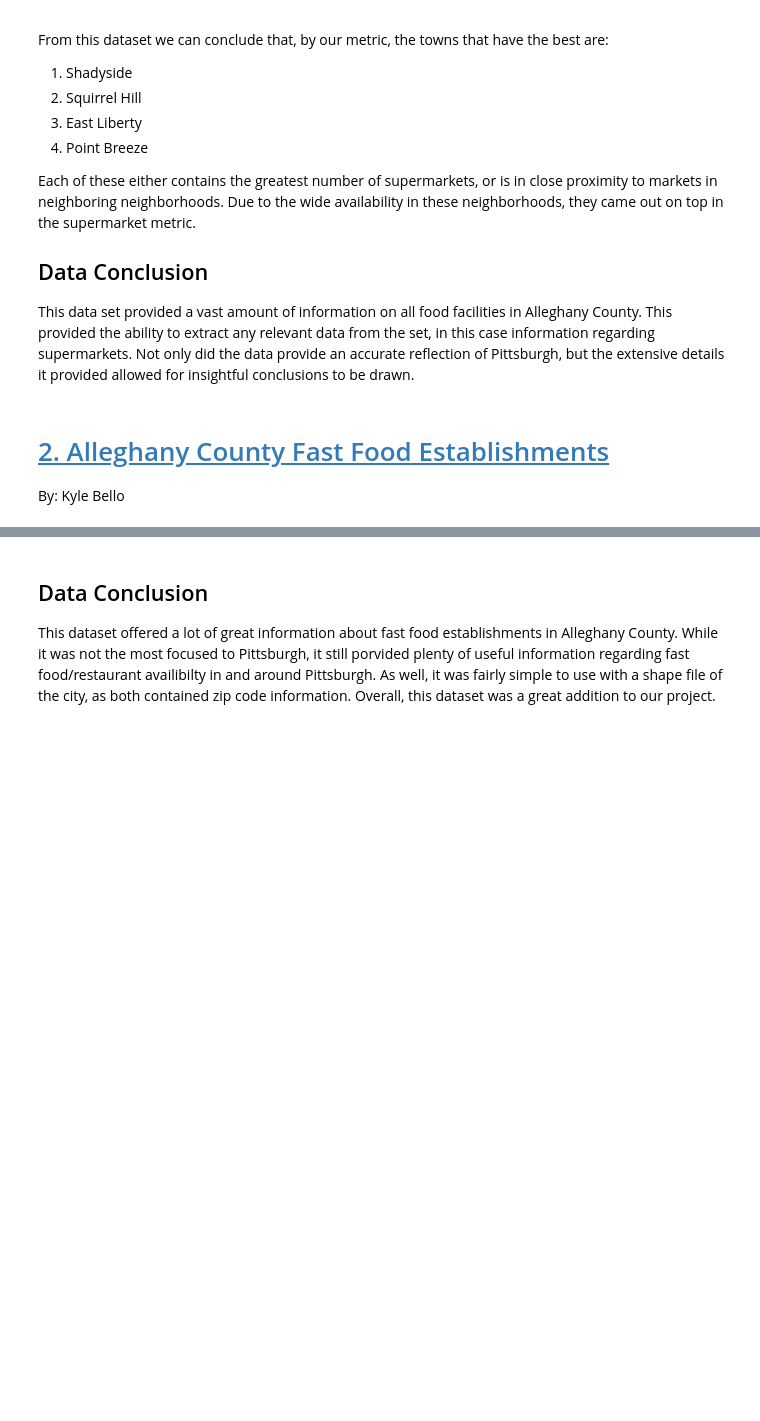
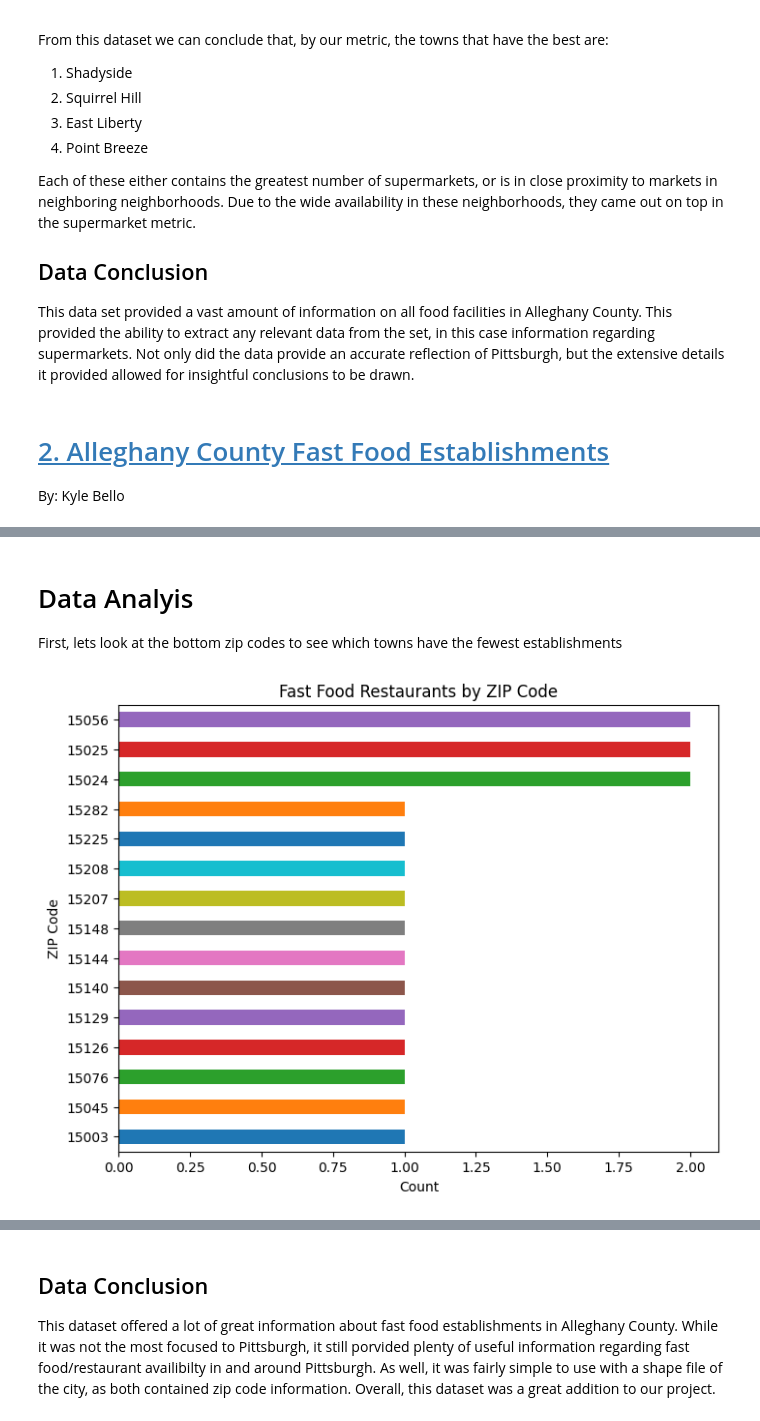
Before and after one commit to CaseyDinan/Big-Ideas-Final-Project, a Jupyter notebook: FinalAnalysis.ipynb, the cells around one changed output, grey strips where cells are left out. Saved outputs shown, nothing was run; the diff lists cells and outputs as text; code cells hidden in the pictures; blank space fills up the shorter version.

```diff
--- a/FinalAnalysis.ipynb
+++ b/FinalAnalysis.ipynb
@@ -39,0 +104,13 @@ By: Kyle Bello
+# %% [markdown]
+# Data Analyis
+
+First, lets look at the bottom zip codes to see which towns have the fewest establishments
+# %%
+bottom_zips = ff_by_zip.nsmallest(15) #getting the bottom smallest zip codes
+ax = bottom_zips.plot(kind='barh', color=['C0', 'C1', 'C2', 'C3', 'C4', 'C5', 'C6', 'C7', 'C8', 'C9', 'C10', 'C11', 'C12', 'C13', 'C14'], figsize=(8,6)) #making bar plot
+ax.set_xlabel('Count') #setting axis
+ax.set_ylabel('ZIP Code')
+plt.title('Fast Food Restaurants by ZIP Code')
+plt.show()
+# %% [output]
+[figure, added]
```
Also changed, not shown: parts of 18 cells of this notebook.
